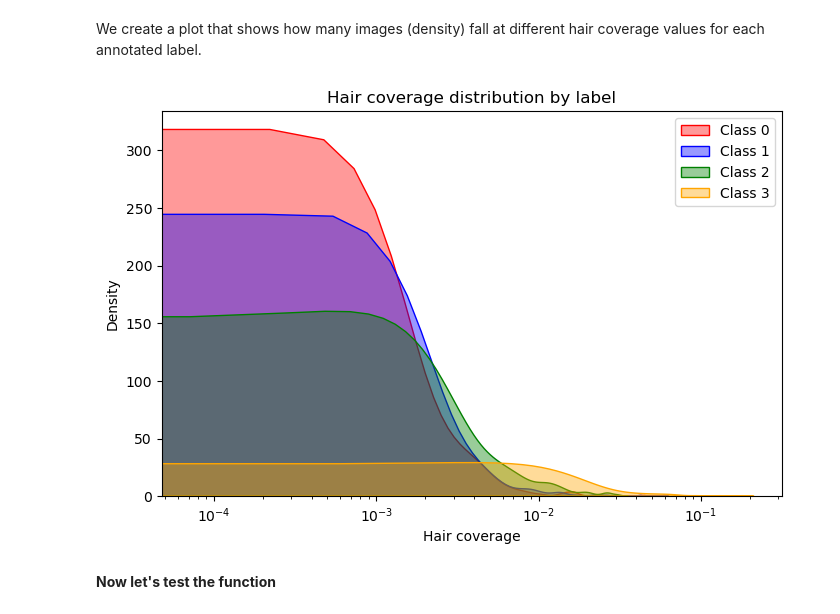
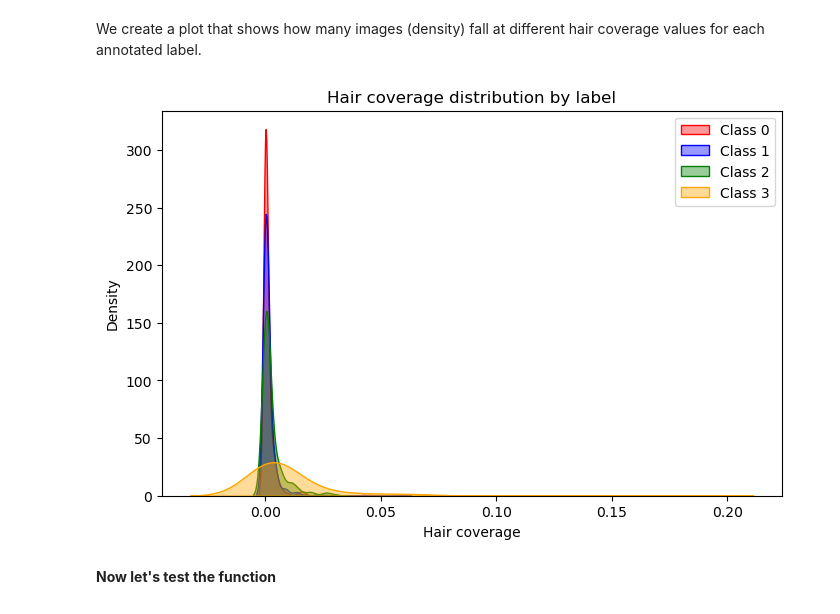
Before and after one commit to nool-ITU/2026-PDS-Penguins, a Jupyter notebook: temp_code/shortcuts_code.ipynb, the cells around one changed output. Drawn from its saved outputs; the diff is of its cells as text; code cells hidden in the pictures.

```diff
--- a/temp_code/shortcuts_code.ipynb
+++ b/temp_code/shortcuts_code.ipynb
@@ -378,35 +379,35 @@ We create a plot that shows how many images (density) fall at different hair cov
 haircoverage_values = np.array(haircoverage_values)
 labels = np.array(labels)
 
 # Get all unique labels (e.g. 0, 1, 2, 3)
 groups = np.unique(labels)
 # Define colors for each class
 colors = ["red", "blue", "green", "orange"]
 
 plt.figure(figsize=(8, 5))
 
 # Loop through each group and color one by one
 for group, color in zip(groups, colors):
     # Select only the coverage values that belong to a particular group
     group_values = haircoverage_values[labels == group]
 
     # Draw a smooth density curve for this class
     sns.kdeplot(
         group_values,      # data for this class
         fill=True,         # fill area under the curve with color
         alpha=0.4,         # transparency so overlaps are visible
         color=color,   # assign color to this class
         label=f"Class {group}" # label
     )
 
-plt.xscale('log')
+#plt.xscale('log')
 plt.xlabel("Hair coverage")
 plt.ylabel("Density")
 plt.title("Hair coverage distribution by label")
 plt.legend()
 plt.show()
 # %% [output]
-[figure, old version]
+[figure, new version]
 # %% [markdown]
 **Now let's test the function**
 # %%
```
Also changed, not shown: parts of 1 cell of this notebook, 3 other files.
